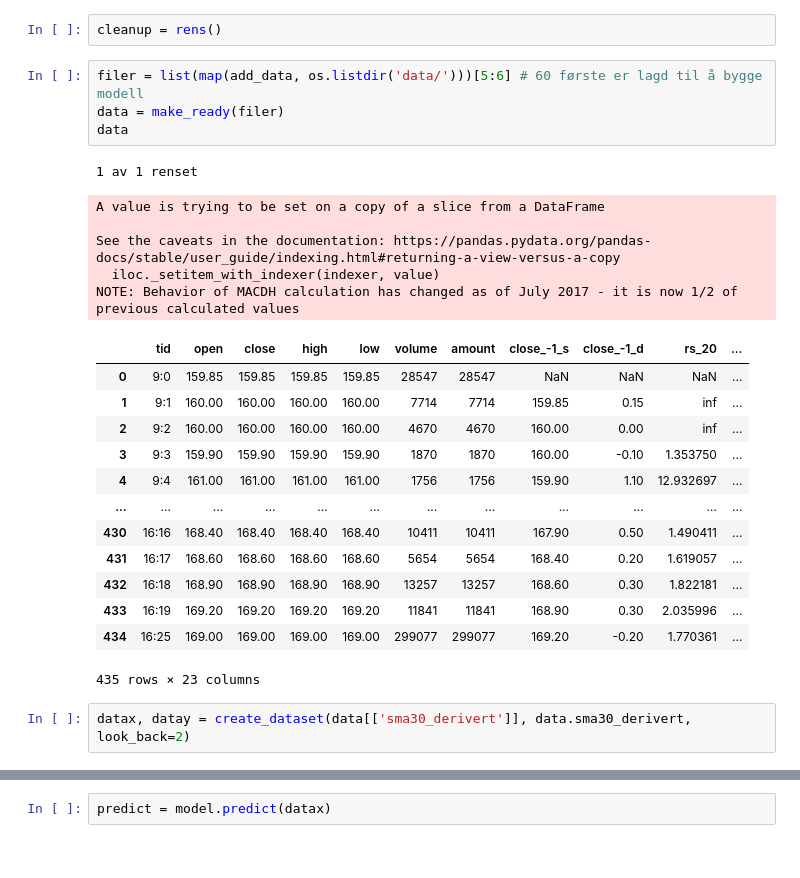
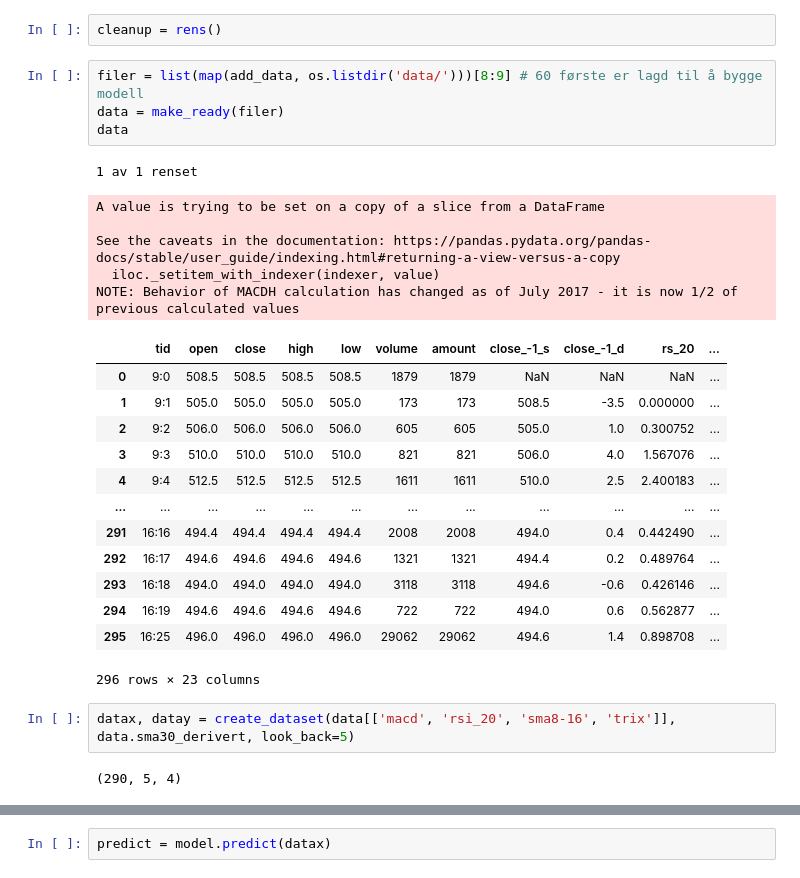
Before and after one commit to stianteien/instradag, a Jupyter notebook: RNN_trial.ipynb, the cells around one changed output, grey strips where cells are left out. Saved outputs shown, nothing was run; the diff lists cells and outputs as text.

```diff
--- a/RNN_trial.ipynb
+++ b/RNN_trial.ipynb
@@ -88,28 +111,30 @@ def add_data(word):
 # %%
 cleanup = rens()
 # %%
-filer = list(map(add_data, os.listdir('data/')))[5:6] # 60 første er lagd til å bygge modell
+filer = list(map(add_data, os.listdir('data/')))[8:9] # 60 første er lagd til å bygge modell
 data = make_ready(filer)
 data
 # %% [output]
 1 av 1 renset
 A value is trying to be set on a copy of a slice from a DataFrame
 
 See the caveats in the documentation: https://pandas.pydata.org/pandas-docs/stable/user_guide/indexing.html#returning-a-view-versus-a-copy
   iloc._setitem_with_indexer(indexer, value)
 NOTE: Behavior of MACDH calculation has changed as of July 2017 - it is now 1/2 of previous calculated values
 |  | tid | open | close | high | low | volume | amount | close_-1_s | close_-1_d | rs_20 | ... |
-| 0 | 9:0 | 159.85 | 159.85 | 159.85 | 159.85 | 28547 | 28547 | NaN | NaN | NaN | ... |
-| 1 | 9:1 | 160.00 | 160.00 | 160.00 | 160.00 | 7714 | 7714 | 159.85 | 0.15 | inf | ... |
-| 2 | 9:2 | 160.00 | 160.00 | 160.00 | 160.00 | 4670 | 4670 | 160.00 | 0.00 | inf | ... |
-| 3 | 9:3 | 159.90 | 159.90 | 159.90 | 159.90 | 1870 | 1870 | 160.00 | -0.10 | 1.353750 | ... |
-| 4 | 9:4 | 161.00 | 161.00 | 161.00 | 161.00 | 1756 | 1756 | 159.90 | 1.10 | 12.932697 | ... |
+| 0 | 9:0 | 508.5 | 508.5 | 508.5 | 508.5 | 1879 | 1879 | NaN | NaN | NaN | ... |
+| 1 | 9:1 | 505.0 | 505.0 | 505.0 | 505.0 | 173 | 173 | 508.5 | -3.5 | 0.000000 | ... |
+| 2 | 9:2 | 506.0 | 506.0 | 506.0 | 506.0 | 605 | 605 | 505.0 | 1.0 | 0.300752 | ... |
+| 3 | 9:3 | 510.0 | 510.0 | 510.0 | 510.0 | 821 | 821 | 506.0 | 4.0 | 1.567076 | ... |
+| 4 | 9:4 | 512.5 | 512.5 | 512.5 | 512.5 | 1611 | 1611 | 510.0 | 2.5 | 2.400183 | ... |
 | ... | ... | ... | ... | ... | ... | ... | ... | ... | ... | ... | ... |
-| 430 | 16:16 | 168.40 | 168.40 | 168.40 | 168.40 | 10411 | 10411 | 167.90 | 0.50 | 1.490411 | ... |
-| 431 | 16:17 | 168.60 | 168.60 | 168.60 | 168.60 | 5654 | 5654 | 168.40 | 0.20 | 1.619057 | ... |
-| 432 | 16:18 | 168.90 | 168.90 | 168.90 | 168.90 | 13257 | 13257 | 168.60 | 0.30 | 1.822181 | ... |
-| 433 | 16:19 | 169.20 | 169.20 | 169.20 | 169.20 | 11841 | 11841 | 168.90 | 0.30 | 2.035996 | ... |
-| 434 | 16:25 | 169.00 | 169.00 | 169.00 | 169.00 | 299077 | 299077 | 169.20 | -0.20 | 1.770361 | ... |
+| 291 | 16:16 | 494.4 | 494.4 | 494.4 | 494.4 | 2008 | 2008 | 494.0 | 0.4 | 0.442490 | ... |
+| 292 | 16:17 | 494.6 | 494.6 | 494.6 | 494.6 | 1321 | 1321 | 494.4 | 0.2 | 0.489764 | ... |
+| 293 | 16:18 | 494.0 | 494.0 | 494.0 | 494.0 | 3118 | 3118 | 494.6 | -0.6 | 0.426146 | ... |
+| 294 | 16:19 | 494.6 | 494.6 | 494.6 | 494.6 | 722 | 722 | 494.0 | 0.6 | 0.562877 | ... |
+| 295 | 16:25 | 496.0 | 496.0 | 496.0 | 496.0 | 29062 | 29062 | 494.6 | 1.4 | 0.898708 | ... |
-435 rows × 23 columns
+296 rows × 23 columns
 # %%
-datax, datay = create_dataset(data[['sma30_derivert']], data.sma30_derivert, look_back=2)
+datax, datay = create_dataset(data[['macd', 'rsi_20', 'sma8-16', 'trix']], data.sma30_derivert, look_back=5)
+# %% [output]
+(290, 5, 4)
```
Also changed, not shown: parts of 7 cells of this notebook.
